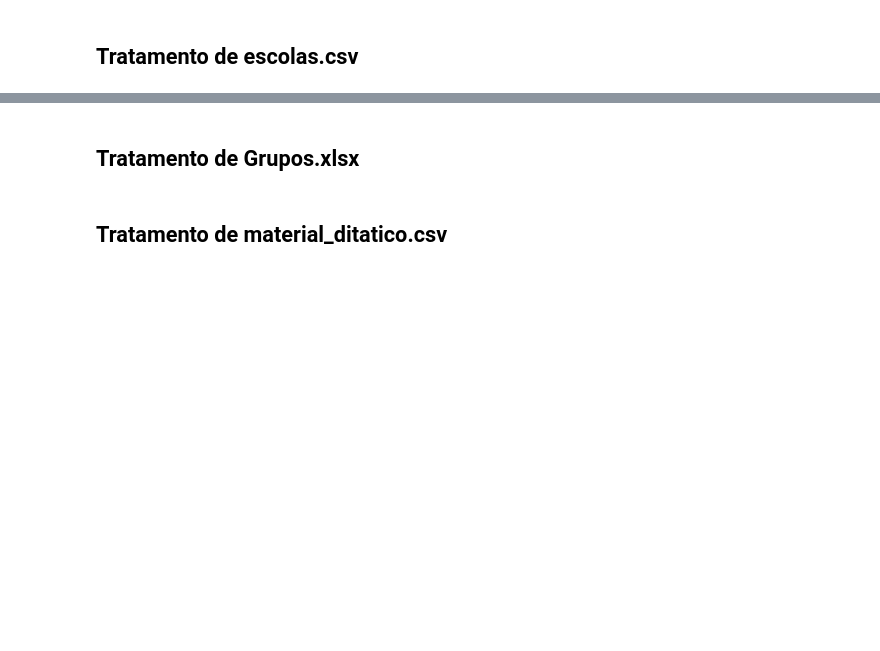
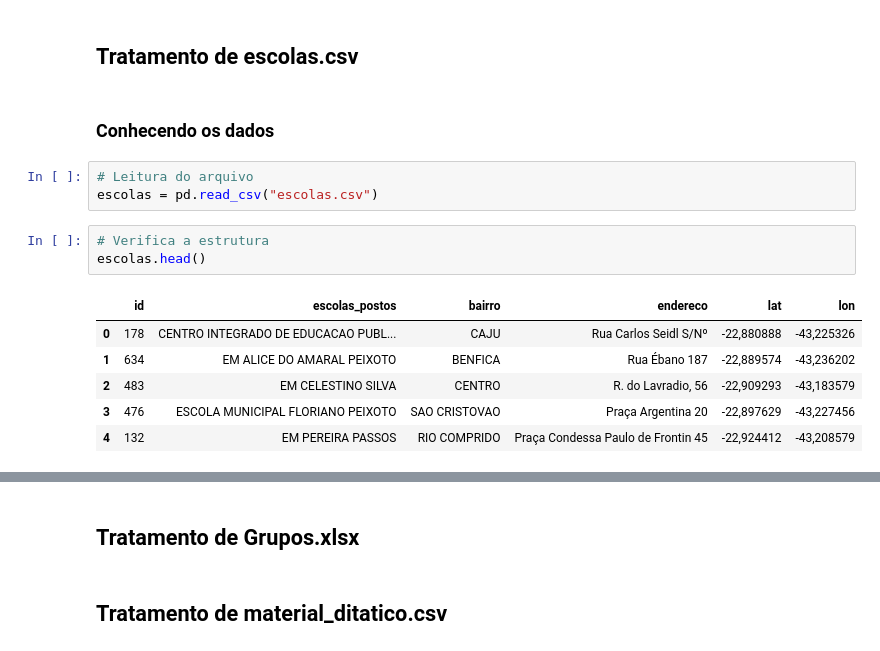
Before and after one commit to olimaandreza/pyhton-projeto-tratamento-dados, a Jupyter notebook: projeto.ipynb, the cells around one changed output, grey strips where cells are left out. Saved outputs shown, nothing was run; the diff lists cells and outputs as text; blank space fills up the shorter version.

```diff
--- a/projeto.ipynb
+++ b/projeto.ipynb
@@ -39,2 +60,17 @@ _______
 # %% [markdown]
 ## Tratamento de escolas.csv
+# %% [markdown]
+### Conhecendo os dados
+# %%
+# Leitura do arquivo
+escolas = pd.read_csv("escolas.csv")
+# %%
+# Verifica a estrutura
+escolas.head()
+# %% [output]
+|  | id | escolas_postos | bairro | endereco | lat | lon |
+| 0 | 178 | CENTRO INTEGRADO DE EDUCACAO PUBL... | CAJU | Rua Carlos Seidl S/Nº | -22,880888 | -43,225326 |
+| 1 | 634 | EM ALICE DO AMARAL PEIXOTO | BENFICA | Rua Ébano 187 | -22,889574 | -43,236202 |
+| 2 | 483 | EM CELESTINO SILVA | CENTRO | R. do Lavradio, 56 | -22,909293 | -43,183579 |
+| 3 | 476 | ESCOLA MUNICIPAL FLORIANO PEIXOTO | SAO CRISTOVAO | Praça Argentina 20 | -22,897629 | -43,227456 |
+| 4 | 132 | EM PEREIRA PASSOS | RIO COMPRIDO | Praça Condessa Paulo de Frontin 45 | -22,924412 | -43,208579 |
```
Also changed, not shown: parts of 25 cells of this notebook.
